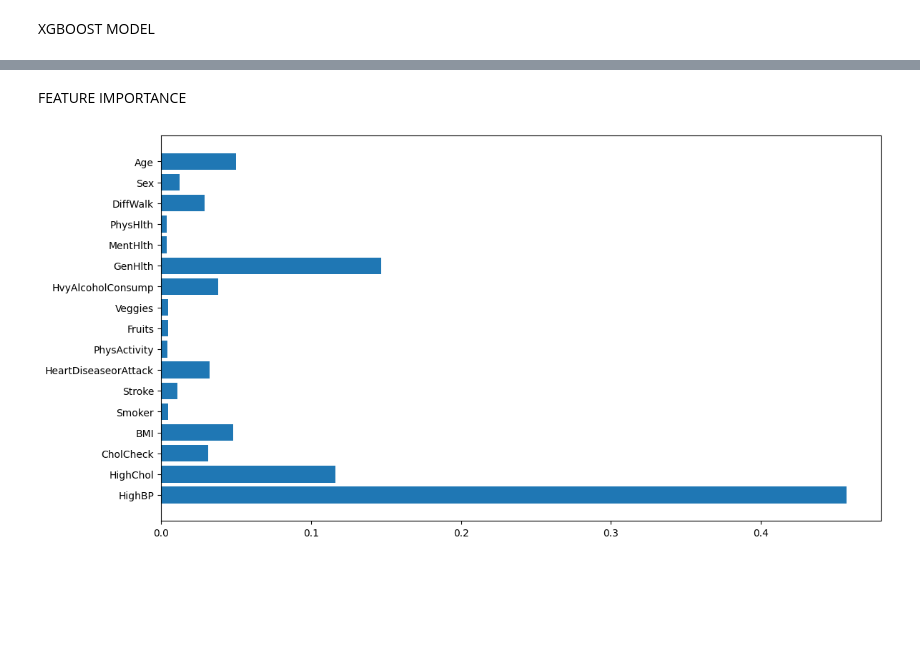
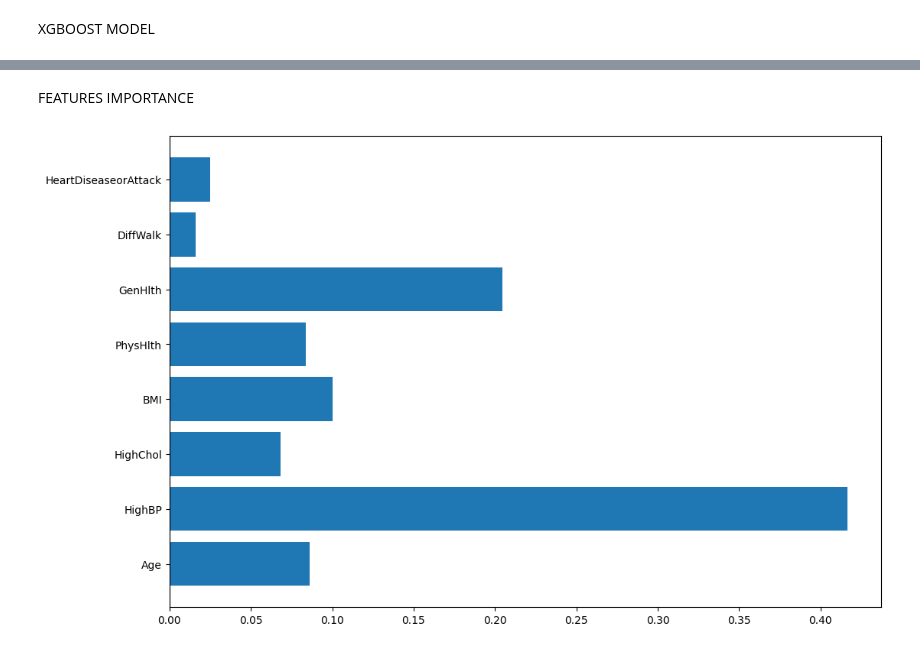
Before and after one commit to Hisrich/Diabetes_ML_Model, a Jupyter notebook: model.ipynb, the cells around one changed output, grey strips where cells are left out. Saved outputs shown, nothing was run; the diff lists cells and outputs as text; code cells hidden in the pictures; blank space fills up the shorter version.

Commit message:
Updated model

```diff
--- a/model.ipynb
+++ b/model.ipynb
@@ -65,6 +90,6 @@ XGBOOST MODEL
 # %%
-main_model = joblib.load("db_model.pkl")
-sss = joblib.load("db_standard_scaler.pkl")
+main_model = joblib.load("db_model_fe.pkl")
+sss = joblib.load("db_standard_scaler_fe.pkl")
 # %%
 X_test_new = sss.transform(X_test)
 
@@ -87,10 +124,10 @@ plt.show()
 # %% [markdown]
-FEATURE IMPORTANCE
+FEATURES IMPORTANCE
 # %%
-features = ['HighBP', 'HighChol', 'CholCheck', 'BMI', 'Smoker', 'Stroke', 'HeartDiseaseorAttack', 'PhysActivity', 'Fruits', 'Veggies', 'HvyAlcoholConsump', 'GenHlth', 'MentHlth', 'PhysHlth', 'DiffWalk', 'Sex', 'Age']
+features = ["Age", "HighBP", "HighChol","BMI","PhysHlth","GenHlth", "DiffWalk", "HeartDiseaseorAttack"]
 imp = main_model.feature_importances_
-plt.figure(figsize=(13, 7))
+plt.figure(figsize=(12, 8))
 plt.barh(features, imp)
 plt.show()
 # %% [output]
-[figure, old version]
+[figure, new version]
```
Also changed, not shown: parts of 12 cells of this notebook, 3 other files.
